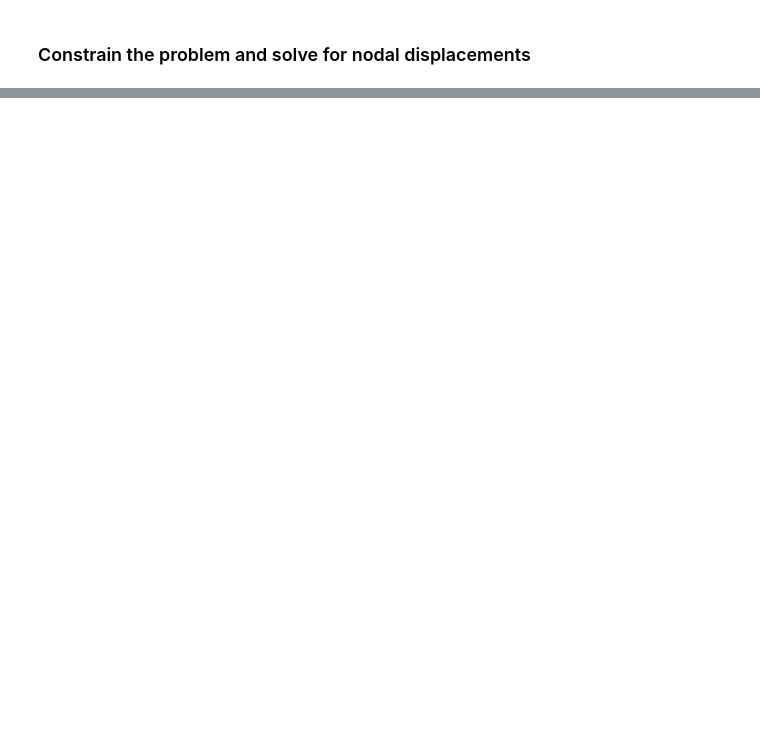
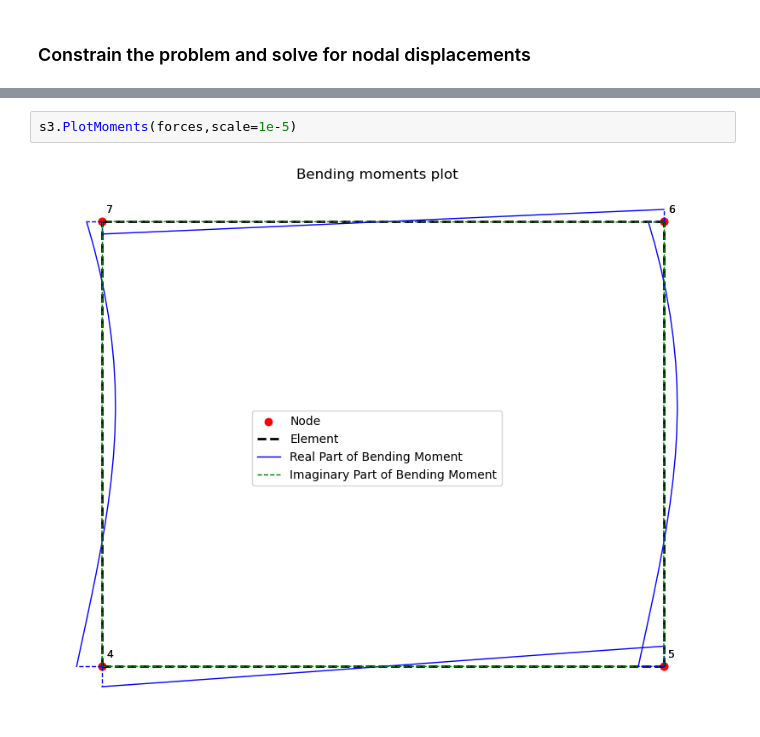
Before and after one commit to rensTUD/PyDynSM, a Jupyter notebook: Matrix_Method_Dynamics - Notebook 3.1_theory class.ipynb, the cells around one changed output, grey strips where cells are left out. Saved outputs shown, nothing was run; the diff lists cells and outputs as text; blank space fills up the shorter version.

```diff
--- a/Matrix_Method_Dynamics - Notebook 3.1_theory class.ipynb
+++ b/Matrix_Method_Dynamics - Notebook 3.1_theory class.ipynb
@@ -459,0 +385,4 @@ print(u)
+# %%
+s3.PlotMoments(forces,scale=1e-5)
+# %% [output]
+[figure, added]
```
Also changed, not shown: parts of 42 cells of this notebook, 16 other files.
